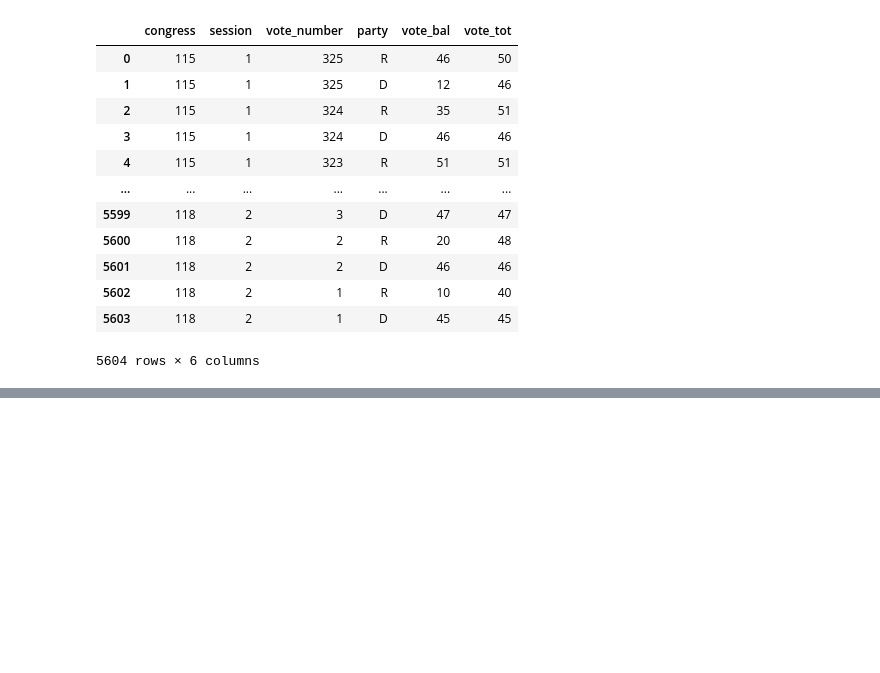
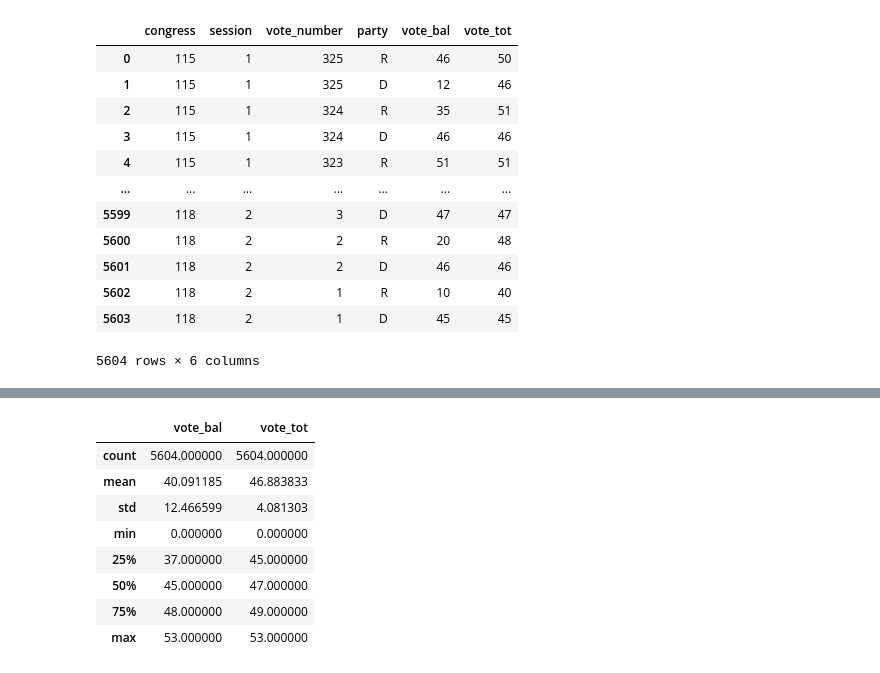
Before and after one commit to sledhead/simple_python, a Jupyter notebook: webpage_scrapv2.ipynb, the cells around one changed output, grey strips where cells are left out. Cells and saved outputs as stored; diff of their text form; code cells hidden in the pictures; blank space fills up the shorter version.

```diff
--- a/webpage_scrapv2.ipynb
+++ b/webpage_scrapv2.ipynb
@@ -829,0 +849,13 @@ balance_df['balance_group'] = np.select(conditions, values)
+# %%
+balance_0 = balance_df[balance_df.vote_bal == 0 ]
+balance_df.describe()
+# %% [output]
+|  | vote_bal | vote_tot |
+| count | 5604.000000 | 5604.000000 |
+| mean | 40.091185 | 46.883833 |
+| std | 12.466599 | 4.081303 |
+| min | 0.000000 | 0.000000 |
+| 25% | 37.000000 | 45.000000 |
+| 50% | 45.000000 | 47.000000 |
+| 75% | 48.000000 | 49.000000 |
+| max | 53.000000 | 53.000000 |
```
Also changed, not shown: parts of 6 cells of this notebook.
